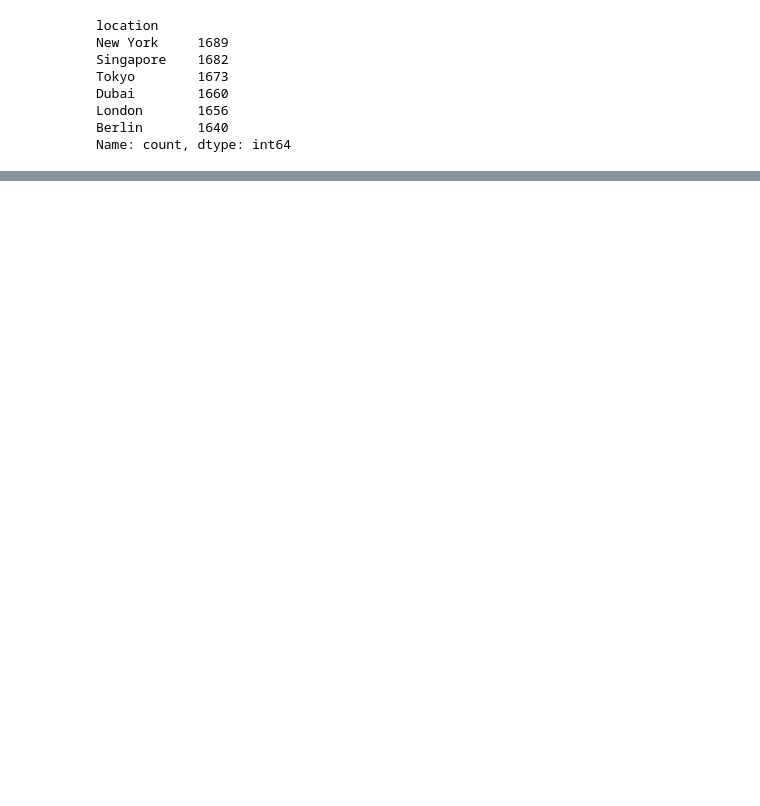
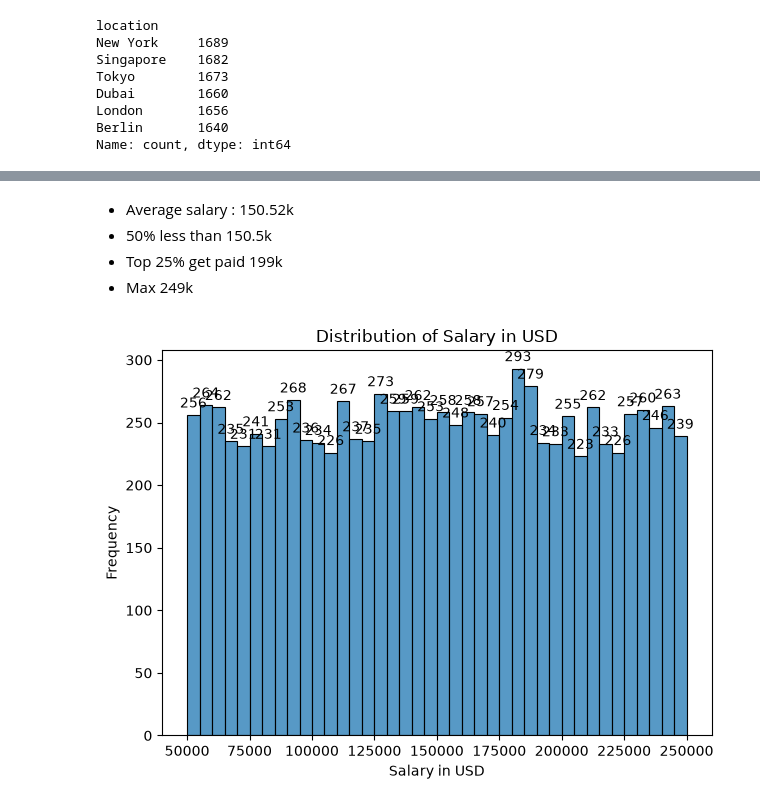
Before and after one commit to mohak201/AI-Workflow-Intelligence-, a Jupyter notebook: notebooks/stage2_eda.ipynb, the cells around one changed output, grey strips where cells are left out. Saved outputs shown, nothing was run; the diff lists cells and outputs as text; code cells hidden in the pictures; blank space fills up the shorter version.

```diff
--- a/notebooks/stage2_eda.ipynb
+++ b/notebooks/stage2_eda.ipynb
@@ -280,0 +351,26 @@ jobs_df.head(5)
+# %% [markdown]
+- Average salary : 150.52k
+- 50% less than 150.5k
+- Top 25% get paid 199k
+- Max 249k
+# %%
+import matplotlib.pyplot as plt
+
+plt.Figure(figsize=(10, 6))
+
+lb = sns.histplot(jobs_df["salary_usd"], bins=40)
+lb.bar_label(lb.containers[0], fmt="%d", padding=3)
+lb.set_title("Distribution of Salary in USD")
+plt.xlabel("Salary in USD")
+plt.ylabel("Frequency")
+
+plt.savefig(
+    "../outputs/charts/Salary_dist.png",
+    dpi=300,
+    bbox_inches="tight"
+)
+
+plt.tight_layout()
+plt.show()
+# %% [output]
+[figure, added]
```
Also changed, not shown: parts of 8 cells of this notebook, 8 other files.
